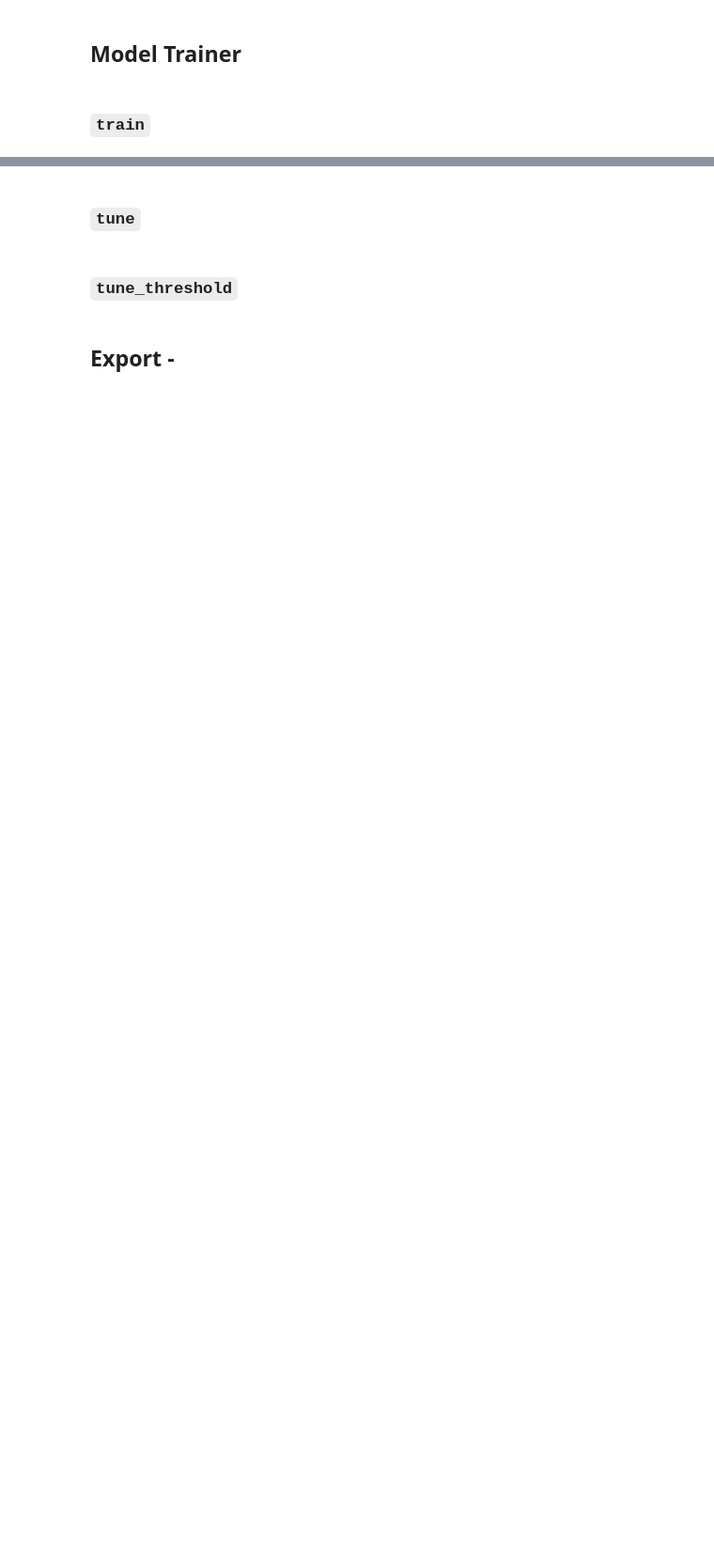
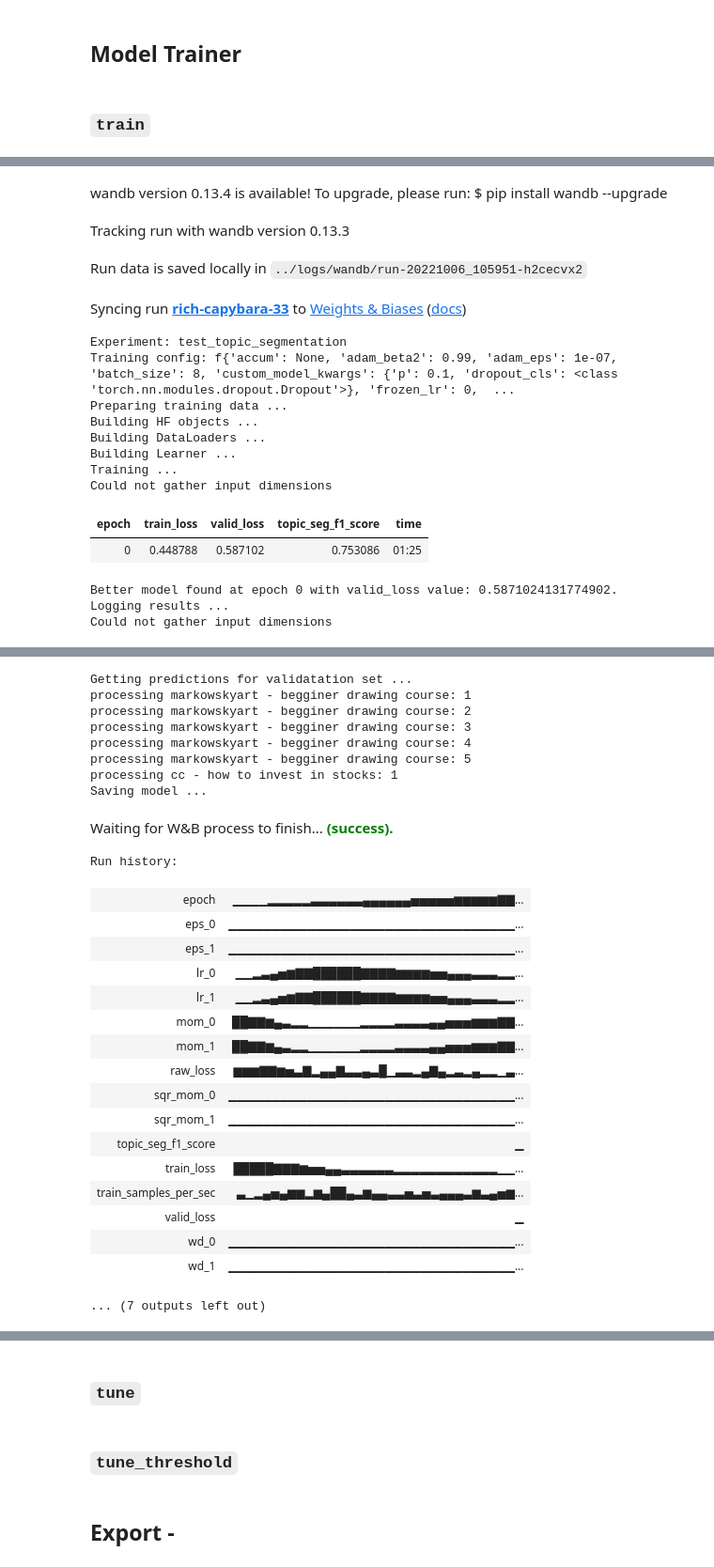
Before and after one commit to ohmeow/fsdl_2022_course_project, a Jupyter notebook: nbs/20_topic_segmentation.ipynb, the cells around one changed output, grey strips where cells are left out. Shown: that part at 94% size. Cells and saved outputs as stored; diff of their text form; code cells hidden in the pictures; blank space fills up the shorter version.

```diff
--- a/nbs/20_topic_segmentation.ipynb
+++ b/nbs/20_topic_segmentation.ipynb
@@ -986,6 +1072,6 @@ def train(self: TopicSegmentationModelTrainer, trial: optuna.Trial = None):
 # %%
 trainer = TopicSegmentationModelTrainer(
-    experiment_name="topic_segmentation",
+    experiment_name="test_topic_segmentation",
     train_config=ExampleCFG,
     data_path="../data",
     model_output_path="../models",
@@ -998,3 +1084,21 @@ trainer = TopicSegmentationModelTrainer(
 
 results_df, raw_df, train_df, train_val_idxs = trainer.train()
 results_df.head()
+# %% [output]
+wandb version 0.13.4 is available! To upgrade, please run: $ pip install wandb --upgrade
+Tracking run with wandb version 0.13.3
+Run data is saved locally in ../logs/wandb/run-20221006_105951-h2cecvx2
+Syncing run rich-capybara-33 to Weights & Biases (docs)
+Experiment: test_topic_segmentation
+Training config: f{'accum': None, 'adam_beta2': 0.99, 'adam_eps': 1e-07, 'batch_size': 8, 'custom_model_kwargs': {'p': 0.1, 'dropout_cls': <class 'torch.nn.modules.dropout.Dropout'>}, 'frozen_lr': 0,  ...
+Preparing training data ...
+Building HF objects ...
+Building DataLoaders ...
+Building Learner ...
+Training ...
+Could not gather input dimensions
+| epoch | train_loss | valid_loss | topic_seg_f1_score | time |
+| 0 | 0.448788 | 0.587102 | 0.753086 | 01:25 |
+Better model found at epoch 0 with valid_loss value: 0.5871024131774902.
+Logging results ...
+Could not gather input dimensions
@@ -1001 +1106,28 @@ results_df.head()
+Getting predictions for validatation set ...
+processing markowskyart - begginer drawing course: 1
+processing markowskyart - begginer drawing course: 2
+processing markowskyart - begginer drawing course: 3
+processing markowskyart - begginer drawing course: 4
+processing markowskyart - begginer drawing course: 5
+processing cc - how to invest in stocks: 1
+Saving model ...
+Waiting for W&B process to finish... (success).
+Run history:
+| epoch | ▁▁▁▁▂▂▂▂▂▃▃▃▃▃▃▄▄▄▄▄▄▅▅▅▅▅▆▆▆▆▆▇▇... |
+| eps_0 | ▁▁▁▁▁▁▁▁▁▁▁▁▁▁▁▁▁▁▁▁▁▁▁▁▁▁▁▁▁▁▁▁▁... |
+| eps_1 | ▁▁▁▁▁▁▁▁▁▁▁▁▁▁▁▁▁▁▁▁▁▁▁▁▁▁▁▁▁▁▁▁▁... |
+| lr_0 | ▁▁▂▃▄▅▆▇▇██████▇▇▇▇▆▆▆▆▅▅▄▄▄▃▃▃▂▂... |
+| lr_1 | ▁▁▂▃▄▅▆▇▇██████▇▇▇▇▆▆▆▆▅▅▄▄▄▃▃▃▂▂... |
+| mom_0 | ██▇▇▆▄▃▂▂▁▁▁▁▁▁▂▂▂▂▃▃▃▃▄▄▅▅▅▆▆▆▇▇... |
+| mom_1 | ██▇▇▆▄▃▂▂▁▁▁▁▁▁▂▂▂▂▃▃▃▃▄▄▅▅▅▆▆▆▇▇... |
+| raw_loss | ▆▆▆▇▇▆▅▃▇▂▄▄▇▃▃▄▃█▁▃▃▂▄▇▄▂▃▂▄▂▂▁▃... |
+| sqr_mom_0 | ▁▁▁▁▁▁▁▁▁▁▁▁▁▁▁▁▁▁▁▁▁▁▁▁▁▁▁▁▁▁▁▁▁... |
+| sqr_mom_1 | ▁▁▁▁▁▁▁▁▁▁▁▁▁▁▁▁▁▁▁▁▁▁▁▁▁▁▁▁▁▁▁▁▁... |
+| topic_seg_f1_score | ▁ |
+| train_loss | █████▇▇▇▆▅▅▄▄▃▃▃▃▃▃▂▂▂▂▂▂▂▂▂▂▂▂▁▁... |
+| train_samples_per_sec | ▃▁▂▄▅▄▆▆▂▆▄██▄▃▆▄▄▃▃▅▃▅▃▄▄▄▃▆▃▄▅▆... |
+| valid_loss | ▁ |
+| wd_0 | ▁▁▁▁▁▁▁▁▁▁▁▁▁▁▁▁▁▁▁▁▁▁▁▁▁▁▁▁▁▁▁▁▁... |
+| wd_1 | ▁▁▁▁▁▁▁▁▁▁▁▁▁▁▁▁▁▁▁▁▁▁▁▁▁▁▁▁▁▁▁▁▁... |
+... (7 outputs left out)
 # %% [markdown]
```
Also changed, not shown: parts of 39 cells of this notebook, 5 other files.
